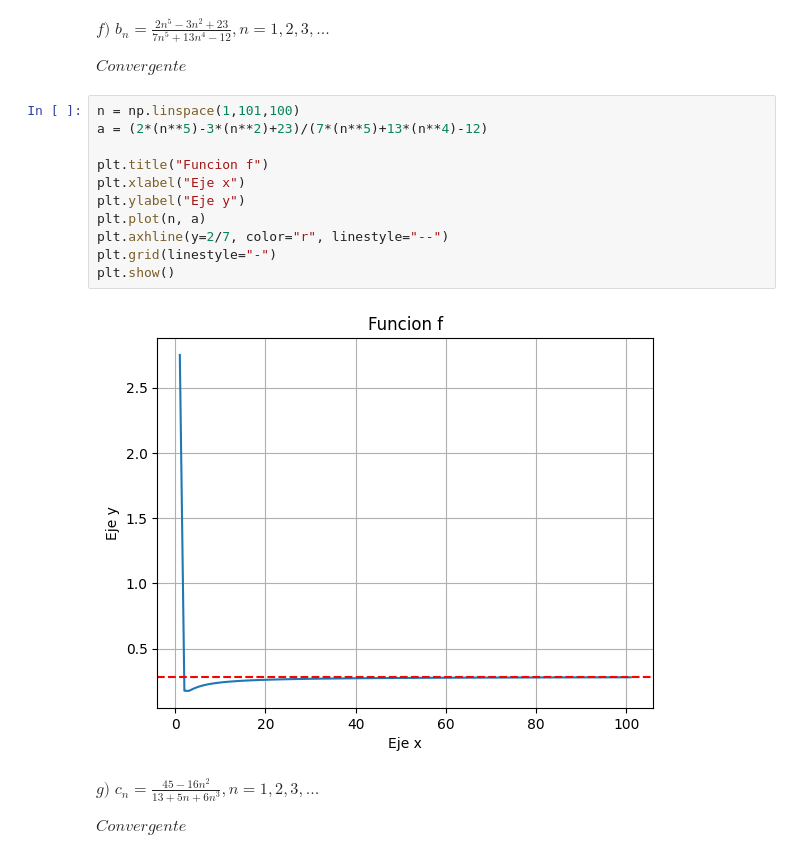
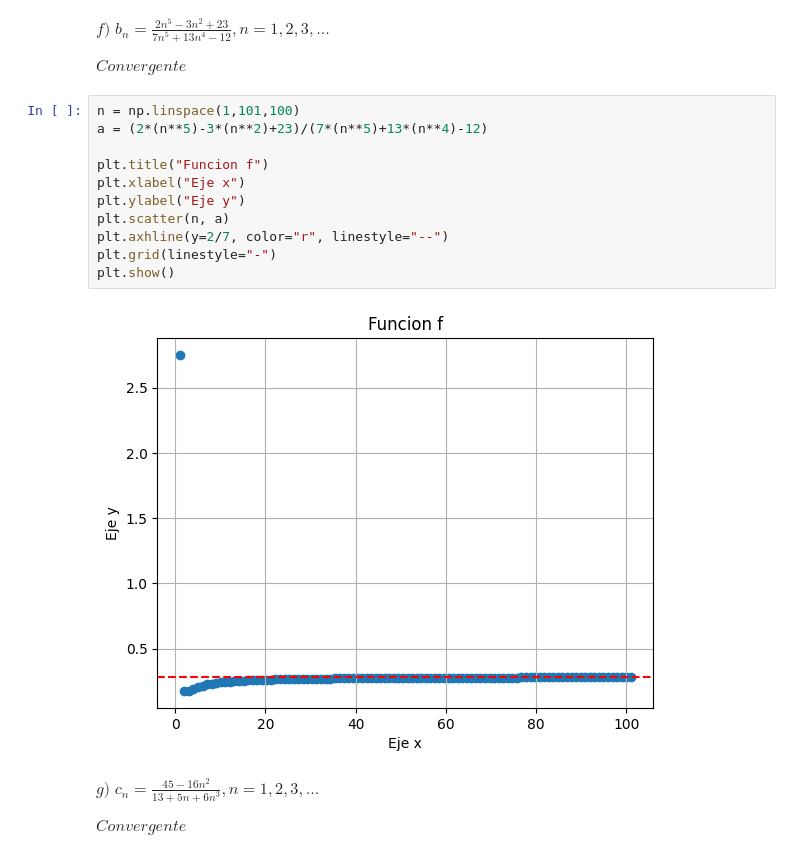
Before and after one commit to danielbau26/Aplicadas, a Jupyter notebook: Taller_5.ipynb, the cells around one changed output. Drawn from its saved outputs; the diff is of its cells as text.

```diff
--- a/Taller_5.ipynb
+++ b/Taller_5.ipynb
@@ -169,16 +170,16 @@ $Convergente$
 # %%
 n = np.linspace(1,101,100)
 a = (2*(n**5)-3*(n**2)+23)/(7*(n**5)+13*(n**4)-12)
 
 plt.title("Funcion f")
 plt.xlabel("Eje x")
 plt.ylabel("Eje y")
-plt.plot(n, a)
+plt.scatter(n, a)
 plt.axhline(y=2/7, color="r", linestyle="--")
 plt.grid(linestyle="-")
 plt.show()
 # %% [output]
-[figure, old version]
+[figure, new version]
 # %% [markdown]
 $g)$ $c_n = \frac{45 -16n^2}{13+5n+6n^3}, n=1,2,3,...$
 
```
Also changed, not shown: parts of 21 cells of this notebook.
